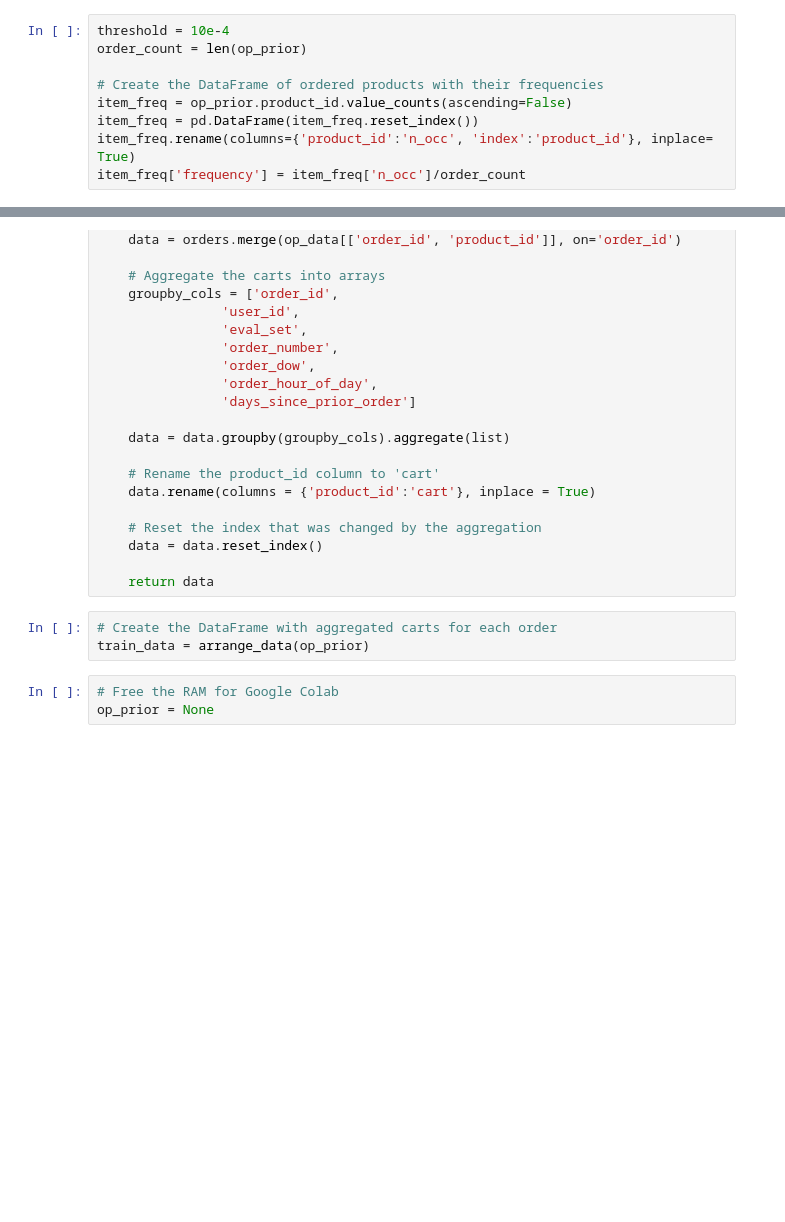
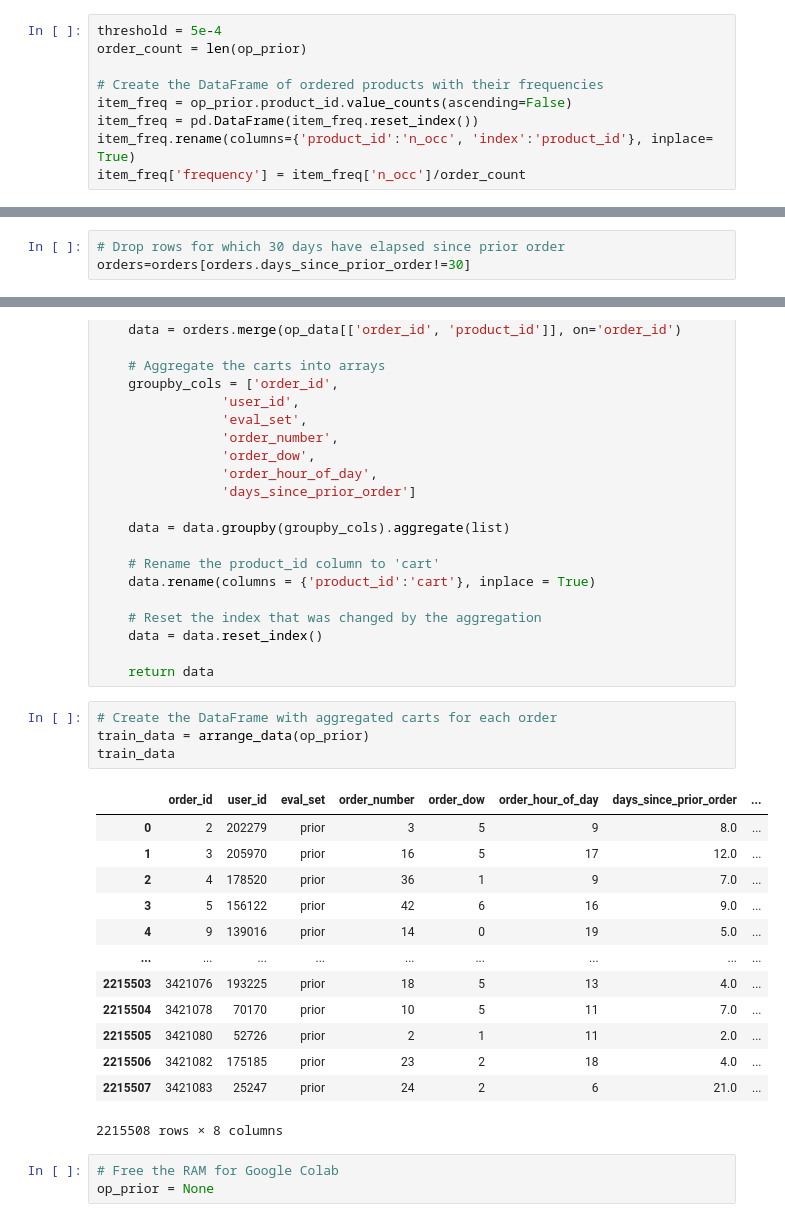
Before and after one commit to remytang/SD201-project, a Jupyter notebook: 2_SD201_Instacart_MultiLabelClassification.ipynb, the cells around one changed output, grey strips where cells are left out. Drawn from its saved outputs; the diff is of its cells as text; blank space fills up the shorter version.

Commit message:
final run to set cell order

```diff
--- a/2_SD201_Instacart_MultiLabelClassification.ipynb
+++ b/2_SD201_Instacart_MultiLabelClassification.ipynb
@@ -145,7 +146,7 @@ We cannot exploit our relational data directly: we need to perform merges using
 
 Moreover, we do not need to perform a merge over the `products` DataFrame because the data there is redundant and already fully determined by the `product_id`. Therefore performing a merge there would induce data-leakage when training our model.
 # %%
-threshold = 10e-4
+threshold = 5e-4
 order_count = len(op_prior)
 
 # Create the DataFrame of ordered products with their frequencies
@@ -167,6 +168,9 @@ Number of products before : 49677 after: 101
 
 # Drop all rows with unfrequently bought products
 op_prior = op_prior[op_prior.product_id.isin(item_freq.product_id)]
+# %%
+# Drop rows for which 30 days have elapsed since prior order
+orders=orders[orders.days_since_prior_order!=30]
 # %%
 def arrange_data(op_data):
     '''
@@ -197,6 +201,21 @@ def arrange_data(op_data):
 # %%
 # Create the DataFrame with aggregated carts for each order
 train_data = arrange_data(op_prior)
+train_data
+# %% [output]
+|  | order_id | user_id | eval_set | order_number | order_dow | order_hour_of_day | days_since_prior_order | ... |
+| 0 | 2 | 202279 | prior | 3 | 5 | 9 | 8.0 | ... |
+| 1 | 3 | 205970 | prior | 16 | 5 | 17 | 12.0 | ... |
+| 2 | 4 | 178520 | prior | 36 | 1 | 9 | 7.0 | ... |
+| 3 | 5 | 156122 | prior | 42 | 6 | 16 | 9.0 | ... |
+| 4 | 9 | 139016 | prior | 14 | 0 | 19 | 5.0 | ... |
+| ... | ... | ... | ... | ... | ... | ... | ... | ... |
+| 2215503 | 3421076 | 193225 | prior | 18 | 5 | 13 | 4.0 | ... |
+| 2215504 | 3421078 | 70170 | prior | 10 | 5 | 11 | 7.0 | ... |
+| 2215505 | 3421080 | 52726 | prior | 2 | 1 | 11 | 2.0 | ... |
+| 2215506 | 3421082 | 175185 | prior | 23 | 2 | 18 | 4.0 | ... |
+| 2215507 | 3421083 | 25247 | prior | 24 | 2 | 6 | 21.0 | ... |
+2215508 rows × 8 columns
 # %%
 # Free the RAM for Google Colab
 op_prior = None
```
Also changed, not shown: parts of 10 cells of this notebook, 1 other file.
